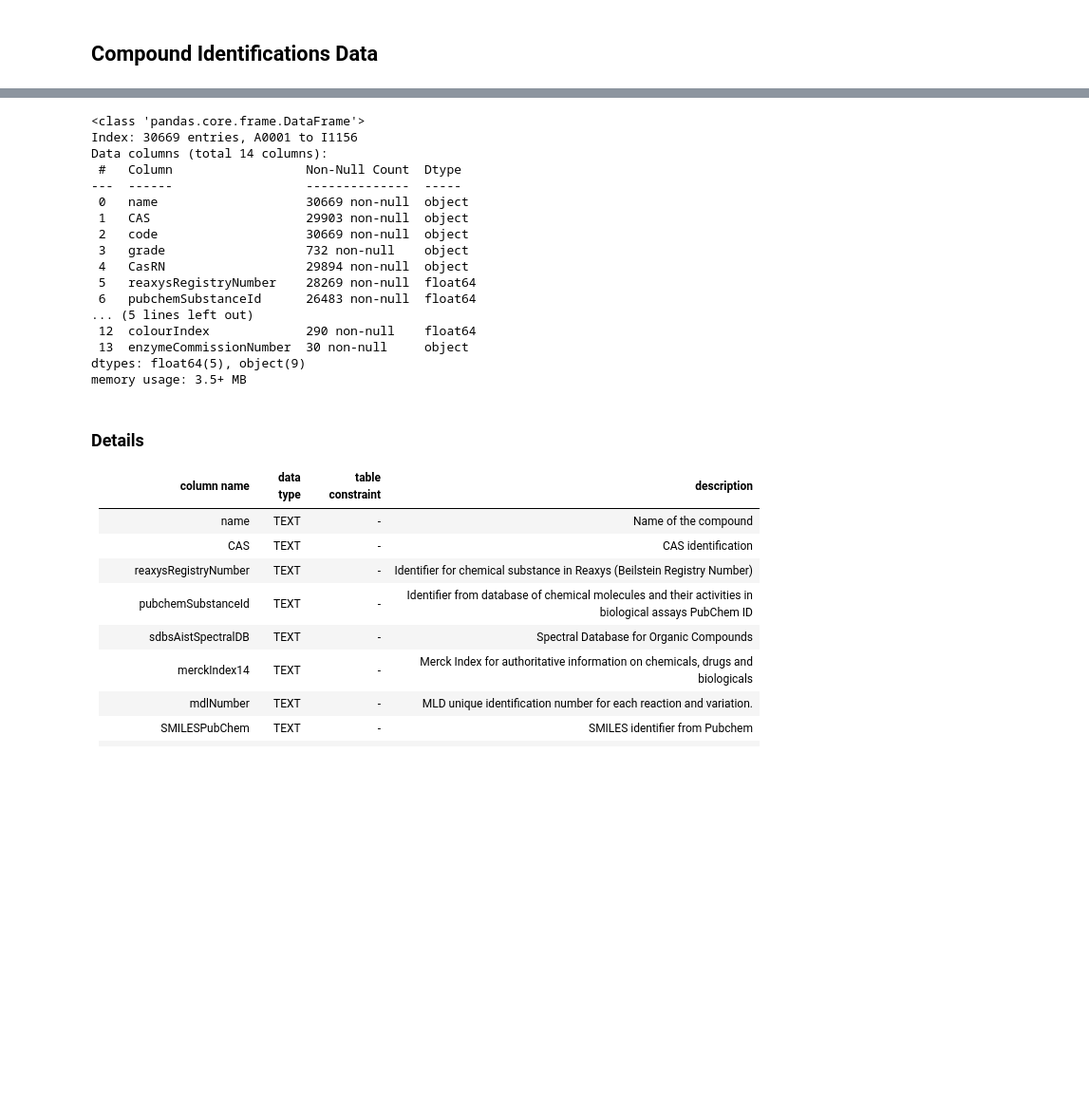
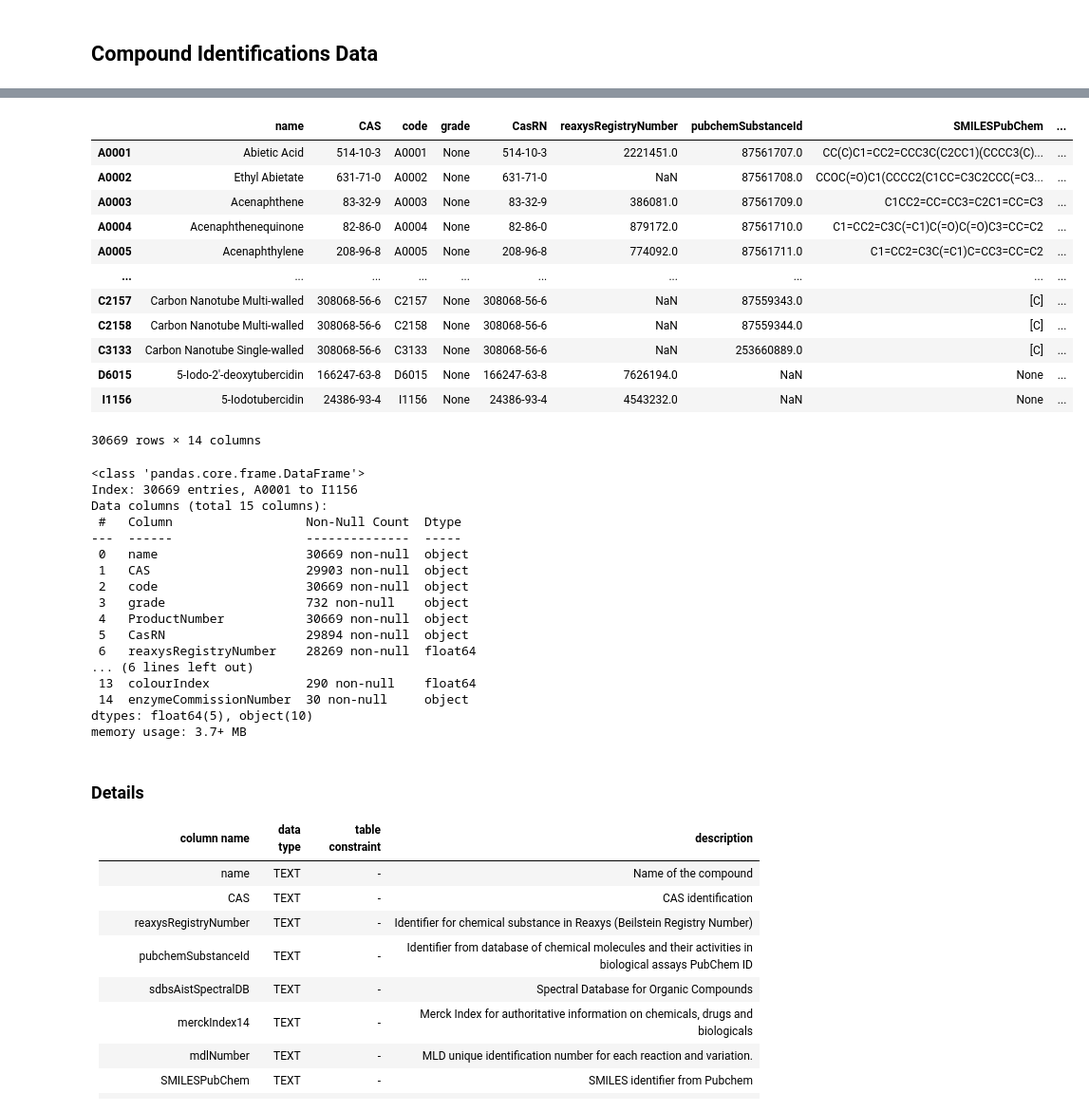
Before and after one commit to stephanyvargas/Learning_DataScience, a Jupyter notebook: Chemical_db/TCI_database_app/TCI_load_tables_AWS.ipynb, the cells around one changed output, grey strips where cells are left out. Shown at 95% size. Cells and saved outputs as stored; diff of their text form; code cells hidden in the pictures; blank space fills up the shorter version.

```diff
--- a/Chemical_db/TCI_database_app/TCI_load_tables_AWS.ipynb
+++ b/Chemical_db/TCI_database_app/TCI_load_tables_AWS.ipynb
@@ -37,25 +37,39 @@ df_identifications.sample(3)
 # %%
-df_identifications.drop(['ProductNumber'], axis=1, inplace=True)
+df_identifications.drop(['ProductNumber'], axis=1, inplace=False)
+# %% [output]
+|  | name | CAS | code | grade | CasRN | reaxysRegistryNumber | pubchemSubstanceId | SMILESPubChem | ... |
+| A0001 | Abietic Acid | 514-10-3 | A0001 | None | 514-10-3 | 2221451.0 | 87561707.0 | CC(C)C1=CC2=CCC3C(C2CC1)(CCCC3(C)... | ... |
+| A0002 | Ethyl Abietate | 631-71-0 | A0002 | None | 631-71-0 | NaN | 87561708.0 | CCOC(=O)C1(CCCC2(C1CC=C3C2CCC(=C3... | ... |
+| A0003 | Acenaphthene | 83-32-9 | A0003 | None | 83-32-9 | 386081.0 | 87561709.0 | C1CC2=CC=CC3=C2C1=CC=C3 | ... |
+| A0004 | Acenaphthenequinone | 82-86-0 | A0004 | None | 82-86-0 | 879172.0 | 87561710.0 | C1=CC2=C3C(=C1)C(=O)C(=O)C3=CC=C2 | ... |
+| A0005 | Acenaphthylene | 208-96-8 | A0005 | None | 208-96-8 | 774092.0 | 87561711.0 | C1=CC2=C3C(=C1)C=CC3=CC=C2 | ... |
+| ... | ... | ... | ... | ... | ... | ... | ... | ... | ... |
+| C2157 | Carbon Nanotube Multi-walled | 308068-56-6 | C2157 | None | 308068-56-6 | NaN | 87559343.0 | [C] | ... |
+| C2158 | Carbon Nanotube Multi-walled | 308068-56-6 | C2158 | None | 308068-56-6 | NaN | 87559344.0 | [C] | ... |
+| C3133 | Carbon Nanotube Single-walled | 308068-56-6 | C3133 | None | 308068-56-6 | NaN | 253660889.0 | [C] | ... |
+| D6015 | 5-Iodo-2'-deoxytubercidin | 166247-63-8 | D6015 | None | 166247-63-8 | 7626194.0 | NaN | None | ... |
+| I1156 | 5-Iodotubercidin | 24386-93-4 | I1156 | None | 24386-93-4 | 4543232.0 | NaN | None | ... |
+30669 rows × 14 columns
 # %%
 df_identifications.info()
 # %% [output]
 <class 'pandas.core.frame.DataFrame'>
 Index: 30669 entries, A0001 to I1156
-Data columns (total 14 columns):
+Data columns (total 15 columns):
  #   Column                  Non-Null Count  Dtype
 ---  ------                  --------------  -----
  0   name                    30669 non-null  object
  1   CAS                     29903 non-null  object
  2   code                    30669 non-null  object
  3   grade                   732 non-null    object
- 4   CasRN                   29894 non-null  object
- 5   reaxysRegistryNumber    28269 non-null  float64
- 6   pubchemSubstanceId      26483 non-null  float64
-... (5 lines left out)
- 12  colourIndex             290 non-null    float64
- 13  enzymeCommissionNumber  30 non-null     object
-dtypes: float64(5), object(9)
-memory usage: 3.5+ MB
+ 4   ProductNumber           30669 non-null  object
+ 5   CasRN                   29894 non-null  object
+ 6   reaxysRegistryNumber    28269 non-null  float64
+... (6 lines left out)
+ 13  colourIndex             290 non-null    float64
+ 14  enzymeCommissionNumber  30 non-null     object
+dtypes: float64(5), object(10)
+memory usage: 3.7+ MB
 # %% [markdown]
 ### Details
 
```
Also changed, not shown: parts of 40 cells of this notebook.
